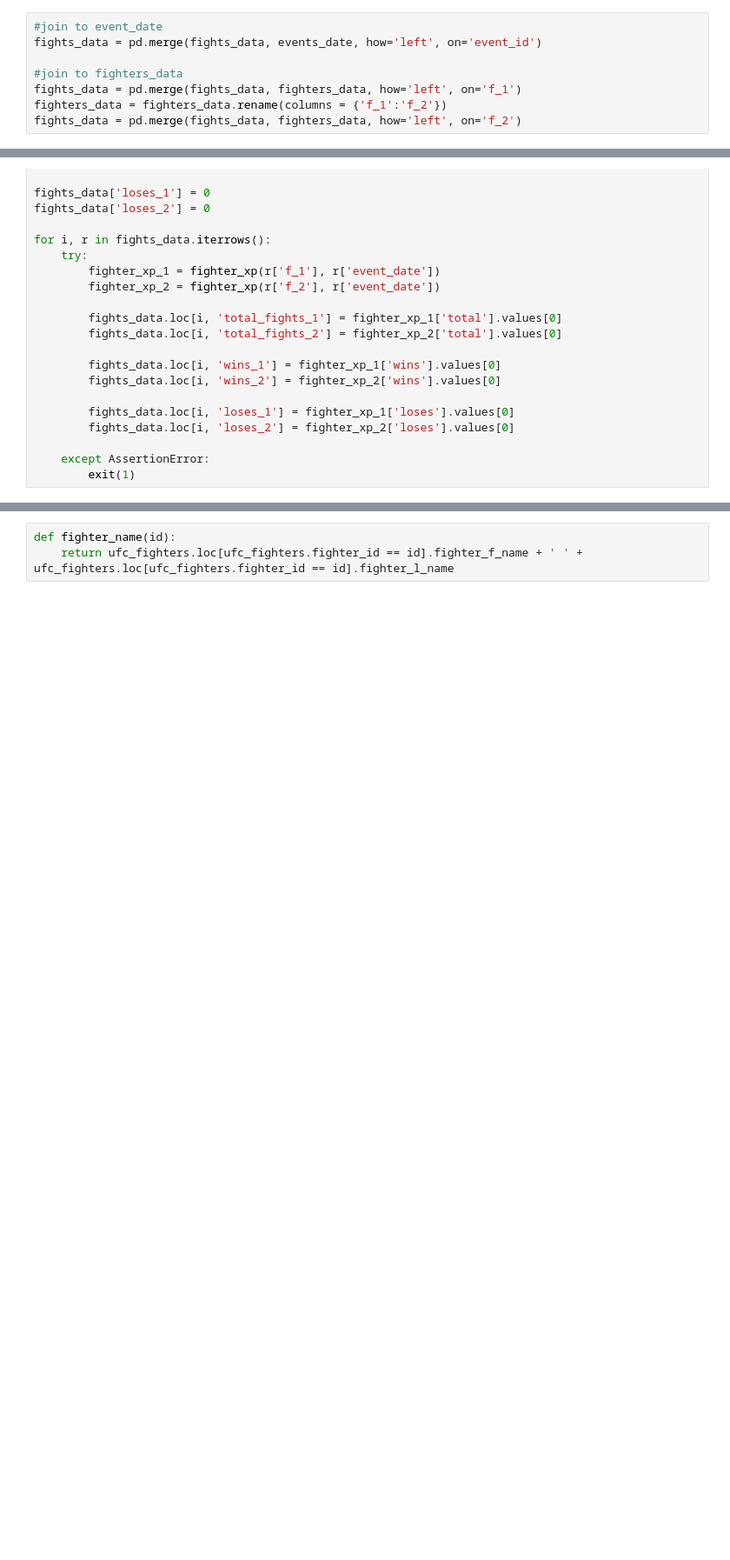
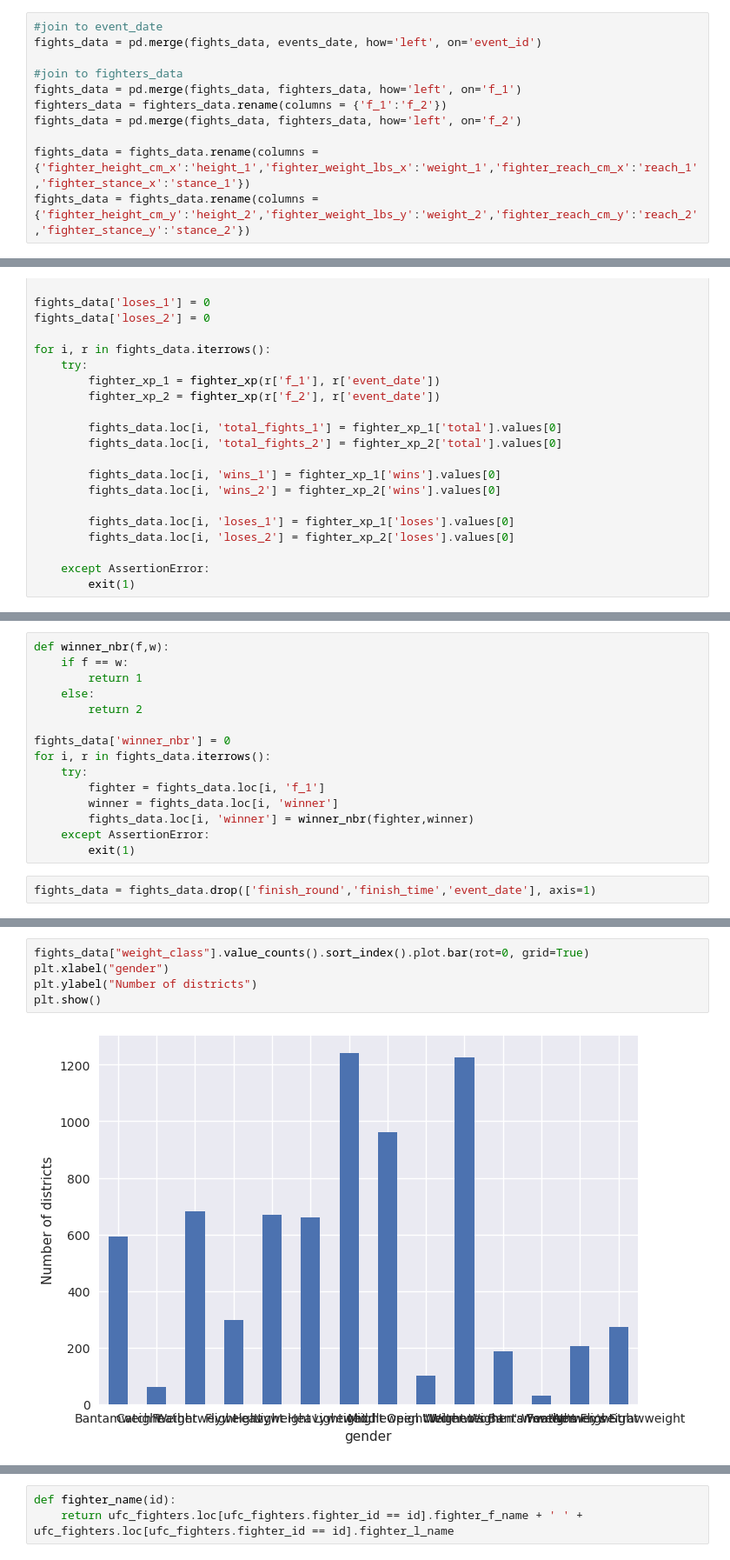
Before and after one commit to 16050/mma-fight-result-predictor, a Jupyter notebook: mma-fight-predictor.ipynb, the cells around one changed output, grey strips where cells are left out. Shown at 87% size. Cells and saved outputs as stored; diff of their text form; blank space fills up the shorter version.

Commit message:
Data cleaning, filling null values, splitting dataset

```diff
--- a/mma-fight-predictor.ipynb
+++ b/mma-fight-predictor.ipynb
@@ -34,6 +32,9 @@ fights_data = pd.merge(fights_data, events_date, how='left', on='event_id')
 fights_data = pd.merge(fights_data, fighters_data, how='left', on='f_1')
 fighters_data = fighters_data.rename(columns = {'f_1':'f_2'})
 fights_data = pd.merge(fights_data, fighters_data, how='left', on='f_2')
+
+fights_data = fights_data.rename(columns = {'fighter_height_cm_x':'height_1','fighter_weight_lbs_x':'weight_1','fighter_reach_cm_x':'reach_1','fighter_stance_x':'stance_1'})
+fights_data = fights_data.rename(columns = {'fighter_height_cm_y':'height_2','fighter_weight_lbs_y':'weight_2','fighter_reach_cm_y':'reach_2','fighter_stance_y':'stance_2'})
 # %%
 fights_data = fights_data.rename(columns = {'fighter_height_cm_x':'height_1','fighter_weight_lbs_x':'weight_1','fighter_reach_cm_x':'reach_1','fighter_stance_x':'stance_1'})
 fights_data = fights_data.rename(columns = {'fighter_height_cm_y':'height_2','fighter_weight_lbs_y':'weight_2','fighter_reach_cm_y':'reach_2','fighter_stance_y':'stance_2'})
@@ -137,0 +131,17 @@ fights_data.loc[((fights_data.f_1 == 2884) | (fights_data.f_2 == 2884)) & (fight
+# %%
+def winner_nbr(f,w):
+    if f == w:
+        return 1
+    else:
+        return 2
+
+fights_data['winner_nbr'] = 0
+for i, r in fights_data.iterrows():
+    try:
+        fighter = fights_data.loc[i, 'f_1']
+        winner = fights_data.loc[i, 'winner']
+        fights_data.loc[i, 'winner'] = winner_nbr(fighter,winner)
+    except AssertionError:
+        exit(1)
+# %%
+fights_data = fights_data.drop(['finish_round','finish_time','event_date'], axis=1)
@@ -137,0 +190,7 @@ fights_data.loc[((fights_data.f_1 == 2884) | (fights_data.f_2 == 2884)) & (fight
+# %%
+fights_data["weight_class"].value_counts().sort_index().plot.bar(rot=0, grid=True)
+plt.xlabel("gender")
+plt.ylabel("Number of districts")
+plt.show()
+# %% [output]
+[figure, added]
```
Also changed, not shown: parts of 23 cells of this notebook.
